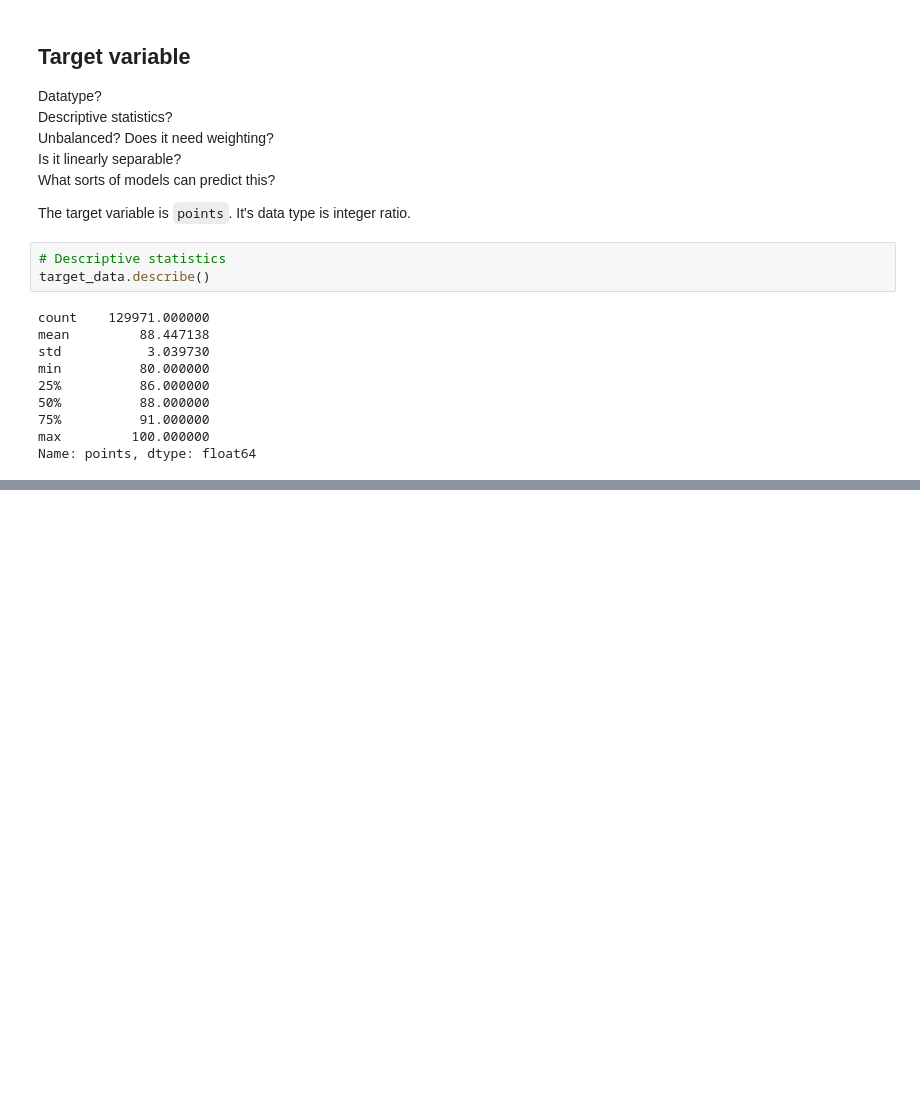
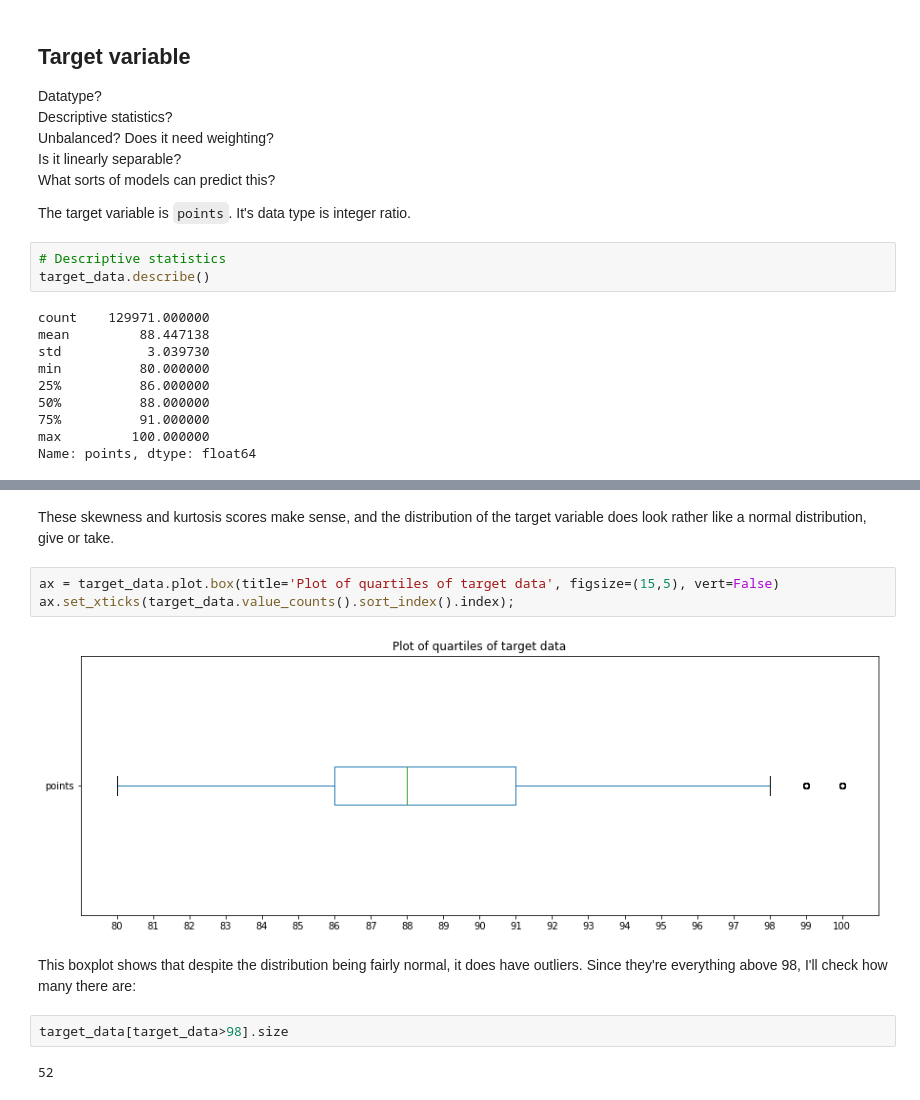
Before and after one commit to chorhatarahuduketuri/Wine-reviews, a Jupyter notebook: code/Wine Reviews EDA.ipynb, the cells around one changed output, grey strips where cells are left out. Cells and saved outputs as stored; diff of their text form; blank space fills up the shorter version.

```diff
--- a/code/Wine Reviews EDA.ipynb
+++ b/code/Wine Reviews EDA.ipynb
@@ -161,0 +191,13 @@ Having just read the code that scraped the website, and then to the website itse
+# %% [markdown]
+These skewness and kurtosis scores make sense, and the distribution of the target variable does look rather like a normal distribution, give or take.
+# %%
+ax = target_data.plot.box(title='Plot of quartiles of target data', figsize=(15,5), vert=False)
+ax.set_xticks(target_data.value_counts().sort_index().index);
+# %% [output]
+[figure, added]
+# %% [markdown]
+This boxplot shows that despite the distribution being fairly normal, it does have outliers. Since they're everything above 98, I'll check how many there are:
+# %%
+target_data[target_data>98].size
+# %% [output]
+52
```
Also changed, not shown: parts of 16 cells of this notebook.
